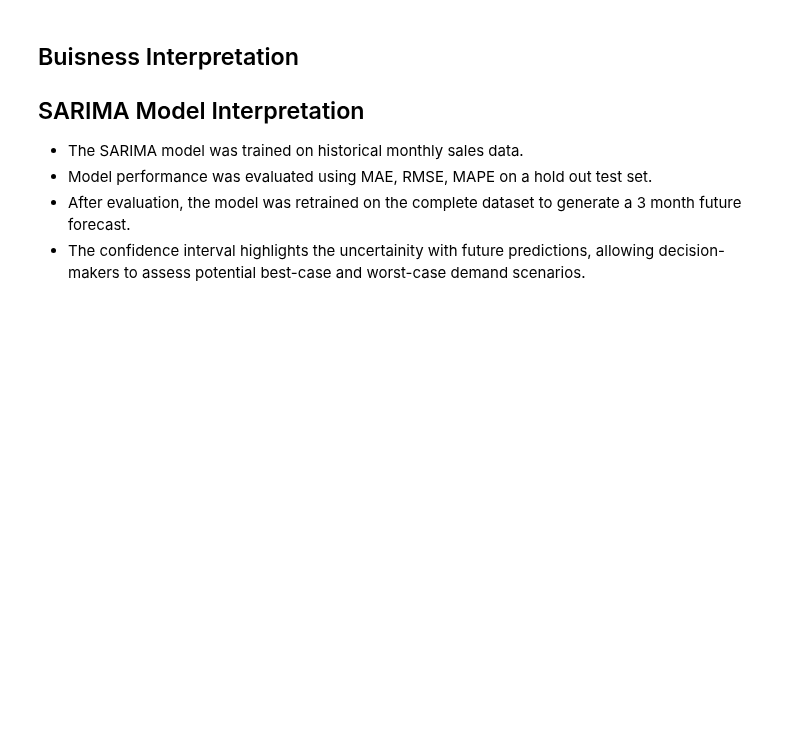
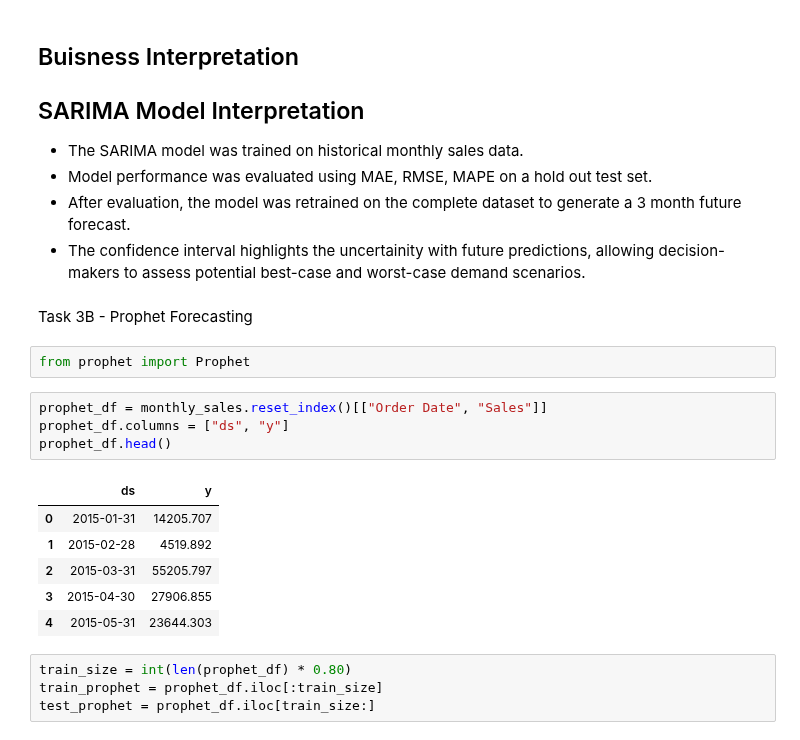
Before and after one commit to Aanya2806/sales-demand-intelligence-system, a Jupyter notebook: analysis.ipynb, the cells around one changed output. Drawn from its saved outputs; the diff is of its cells as text; blank space fills up the shorter version.

```diff
--- a/analysis.ipynb
+++ b/analysis.ipynb
@@ -755,3 +755,22 @@ plt.savefig(
 - Model performance was evaluated using MAE, RMSE, MAPE on a hold out test set.
 - After evaluation, the model was retrained on the complete dataset to generate a 3 month future forecast.
 -  The confidence interval highlights the uncertainity with future predictions, allowing decision-makers to assess potential best-case and worst-case demand scenarios.
+# %% [markdown]
+Task 3B - Prophet Forecasting
+# %%
+from prophet import Prophet
+# %%
+prophet_df = monthly_sales.reset_index()[["Order Date", "Sales"]]
+prophet_df.columns = ["ds", "y"]
+prophet_df.head()
+# %% [output]
+|  | ds | y |
+| 0 | 2015-01-31 | 14205.707 |
+| 1 | 2015-02-28 | 4519.892 |
+| 2 | 2015-03-31 | 55205.797 |
+| 3 | 2015-04-30 | 27906.855 |
+| 4 | 2015-05-31 | 23644.303 |
+# %%
+train_size = int(len(prophet_df) * 0.80)
+train_prophet = prophet_df.iloc[:train_size]
+test_prophet = prophet_df.iloc[train_size:]
```
Also changed, not shown: parts of 8 cells of this notebook.
